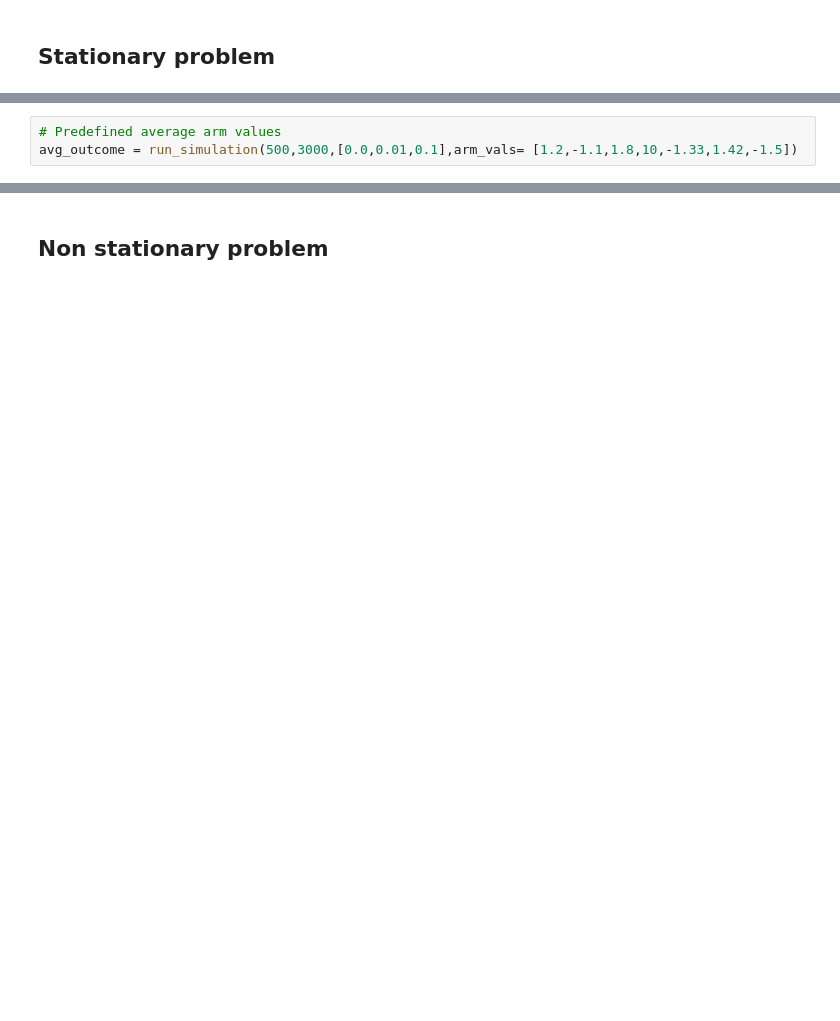
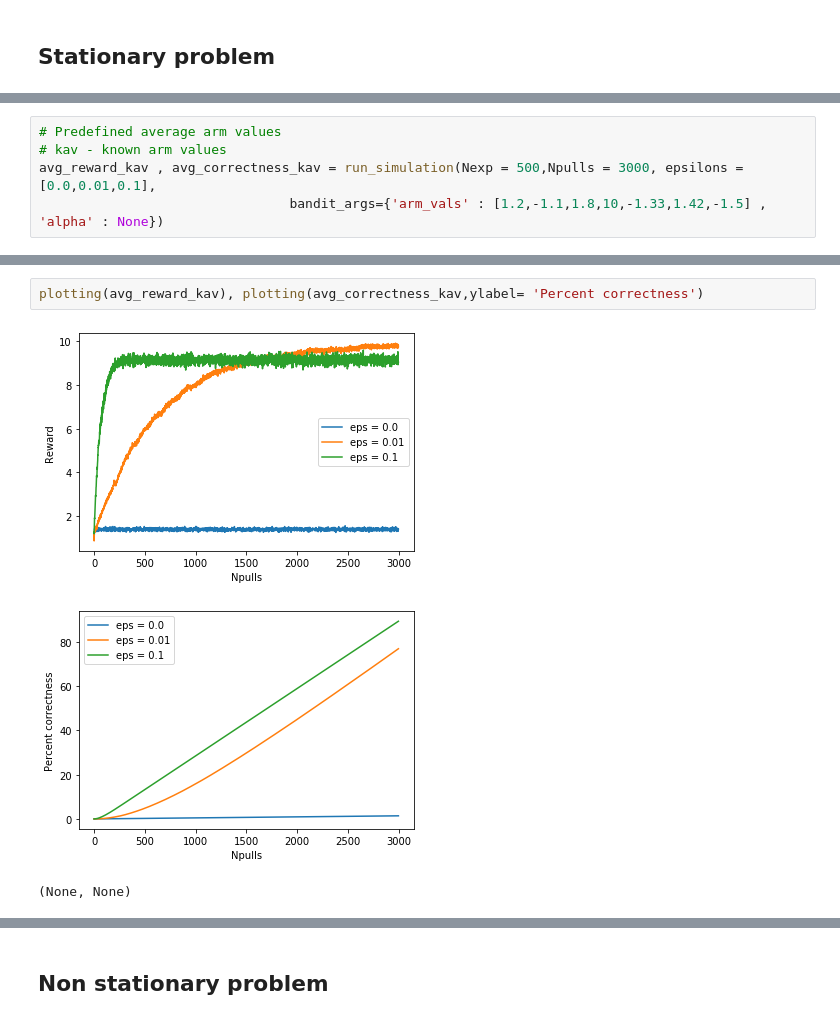
Before and after one commit to SanchayniB/ReinforcementLearning, a Jupyter notebook: MultiArmedBandits/source/epsilon.ipynb, the cells around one changed output, grey strips where cells are left out. Cells and saved outputs as stored; diff of their text form; blank space fills up the shorter version.

```diff
--- a/MultiArmedBandits/source/epsilon.ipynb
+++ b/MultiArmedBandits/source/epsilon.ipynb
@@ -78,3 +127,5 @@ plt.show()
 # %%
 # Predefined average arm values
-avg_outcome = run_simulation(500,3000,[0.0,0.01,0.1],arm_vals= [1.2,-1.1,1.8,10,-1.33,1.42,-1.5])
+# kav - known arm values
+avg_reward_kav , avg_correctness_kav = run_simulation(Nexp = 500,Npulls = 3000, epsilons = [0.0,0.01,0.1],
+                                bandit_args={'arm_vals' : [1.2,-1.1,1.8,10,-1.33,1.42,-1.5] , 'alpha' : None})
@@ -89,0 +132,6 @@ plt.show()
+# %%
+plotting(avg_reward_kav), plotting(avg_correctness_kav,ylabel= 'Percent correctness')
+# %% [output]
+[figure, added]
+[figure, added]
+(None, None)
```
Also changed, not shown: parts of 27 cells of this notebook, 1 other file.
